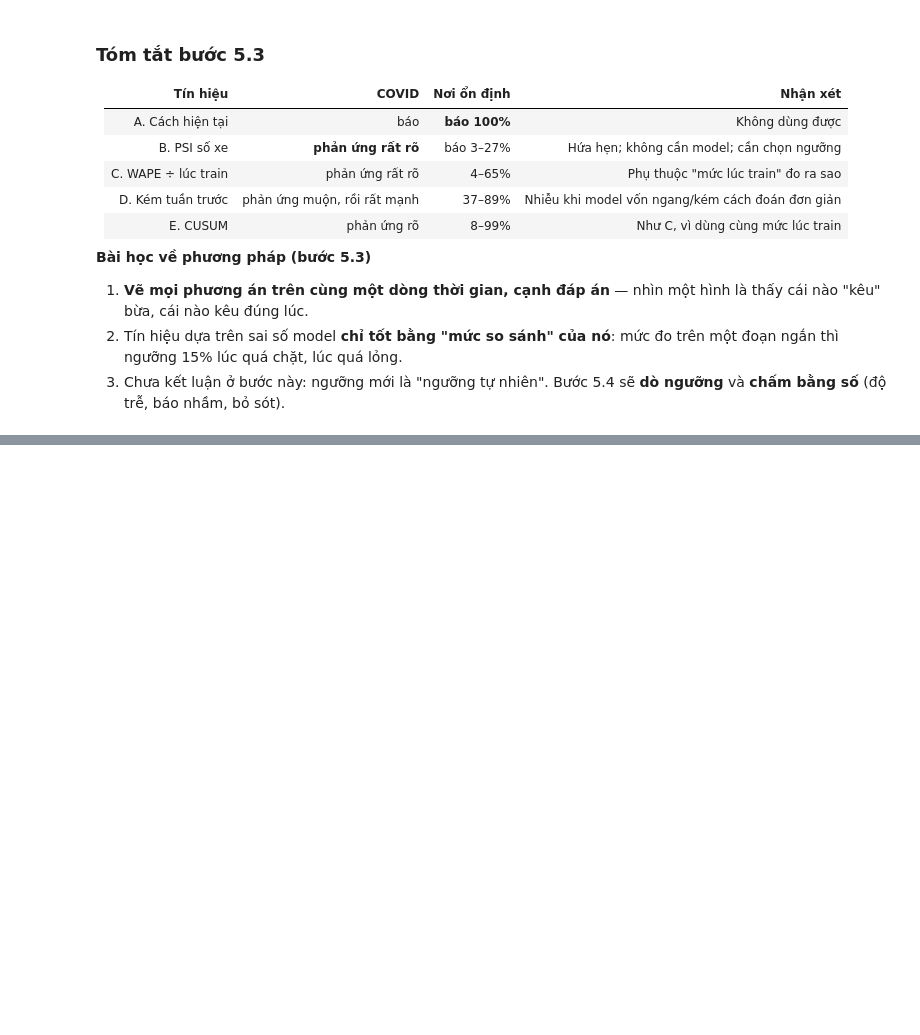
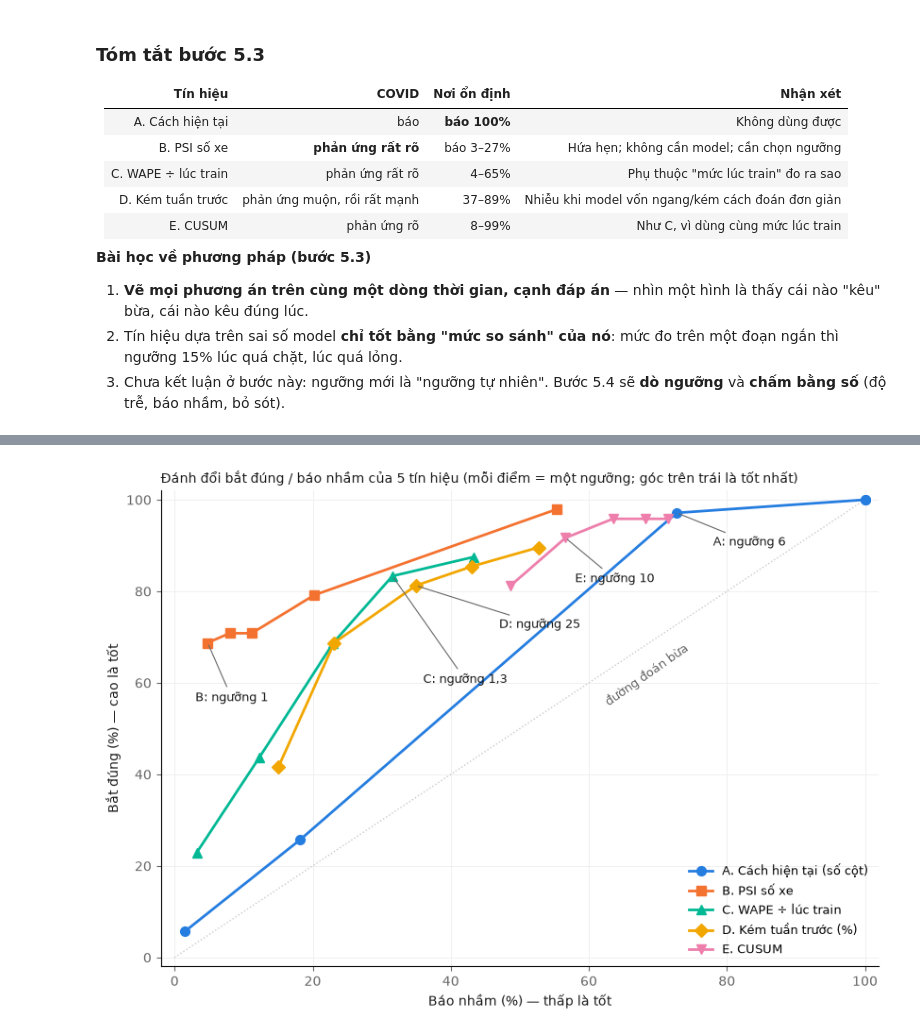
Before and after one commit to Phuctt205dev/adaptive-mlops-traffic-forecast-self-research-NT114.Q21, a Jupyter notebook: experiments/notebooks/E3-drift-retrain.ipynb, the cells around one changed output, grey strips where cells are left out. Drawn from its saved outputs; the diff is of its cells as text; code cells hidden in the pictures; blank space fills up the shorter version.

Commit message:
docs: add E3 step 5.4 (scoring five drift signals, threshold sweep, synthetic drift)

```diff
--- a/experiments/notebooks/E3-drift-retrain.ipynb
+++ b/experiments/notebooks/E3-drift-retrain.ipynb
@@ -483,7 +483,7 @@ RAW = {"Glasgow": glasgow, "I-94": i94}
 
 def signals(name):
     df, data_start, m0_end, eval_end = SCENARIOS[name]
-    raw = RAW[name.split(" ")[0]]
+    raw = RAW[name] if name in RAW else RAW[name.split(" ")[0]]
     m0_end = pd.Timestamp(m0_end)
     m0_start = max(pd.Timestamp(data_start), m0_end - pd.DateOffset(months=WINDOW_MONTHS))
     # Mức sai số lúc train: model học 85% đầu, đo trên 15% cuối (chưa thấy).
@@ -635,0 +723,23 @@ fig.tight_layout(); fig.savefig(FIG / "E3-5-signals-i94-stable.png", dpi=150); p
+# %%
+COLORS = {"A": BLUE, "B": ORANGE, "C": "#00b894", "D": "#f2a600", "E": "#ee7fac"}   # đã kiểm bằng validate_palette.js
+MARKERS = {"A": "o", "B": "s", "C": "^", "D": "D", "E": "v"}
+LABEL_AT = {"A": (78, 90), "B": (3, 56), "C": (36, 60), "D": (47, 72), "E": (58, 82)}   # chỗ trống, không đè đường
+fig, ax = plt.subplots(figsize=(8.5, 6))
+ax.plot([0, 100], [0, 100], color="#c9c9c9", lw=1, ls=":")
+ax.text(62, 55, "đường đoán bừa", color=MUTED, fontsize=9, rotation=35)
+for s in GRID:
+    part = score[score["Tín hiệu"] == NAMES[s]].sort_values("Báo nhầm (%)")
+    ax.plot(part["Báo nhầm (%)"], part["Bắt đúng (%)"], color=COLORS[s], marker=MARKERS[s], ms=7, lw=2, label=NAMES[s])
+    top = part.loc[part["Điểm J"].idxmax()]
+    ax.annotate(f"{s}: ngưỡng {top['Ngưỡng']:g}".replace(".", ","), (top["Báo nhầm (%)"], top["Bắt đúng (%)"]),
+                xytext=LABEL_AT[s], textcoords="data", fontsize=9, color=INK,
+                arrowprops={"arrowstyle": "-", "color": MUTED, "lw": 0.8})
+ax.set_xlabel("Báo nhầm (%) — thấp là tốt", color=INK); ax.set_ylabel("Bắt đúng (%) — cao là tốt", color=INK)
+ax.set_xlim(-2, 102); ax.set_ylim(-2, 102)
+ax.set_title("Đánh đổi bắt đúng / báo nhầm của 5 tín hiệu (mỗi điểm = một ngưỡng; góc trên trái là tốt nhất)",
+             loc="left", fontsize=10, color=INK)
+ax.legend(frameon=False, loc="lower right", fontsize=9)
+ax.spines[["top", "right"]].set_visible(False); ax.grid(color="#eeeeee", lw=0.6); ax.tick_params(colors=MUTED)
+fig.tight_layout(); fig.savefig(FIG / "E3-6-signal-tradeoff.png", dpi=150); plt.show()
+# %% [output]
+[figure, added]
```
Also changed, not shown: parts of 9 cells of this notebook, 4 other files.
